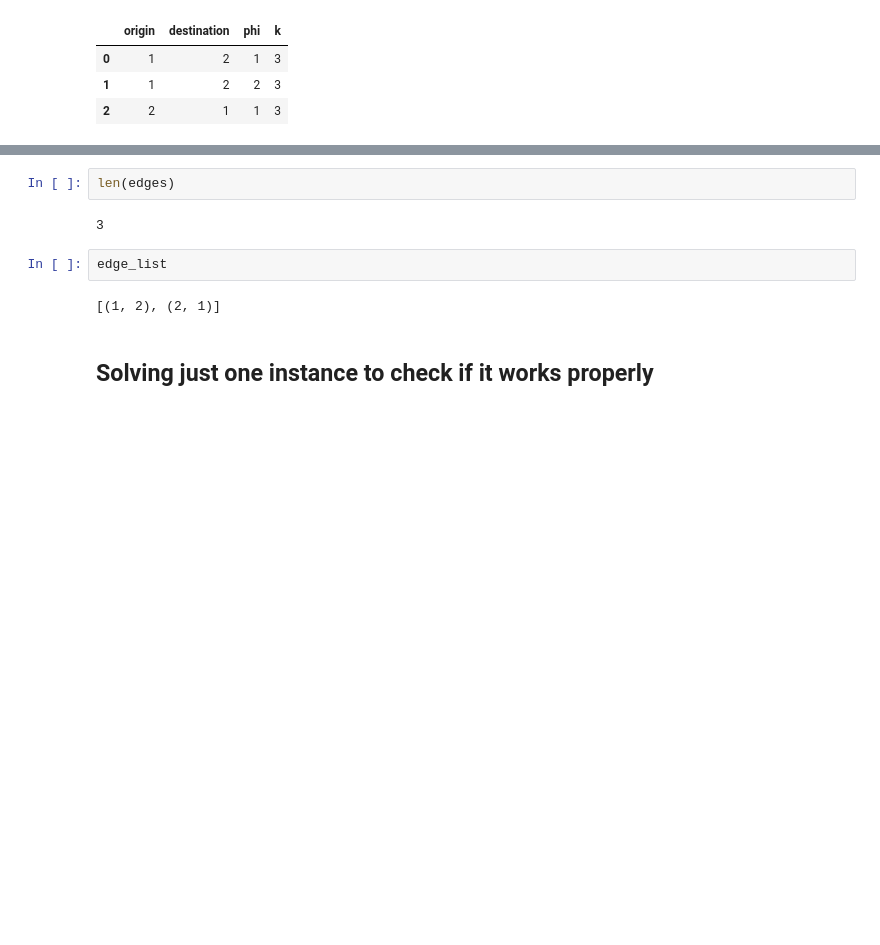
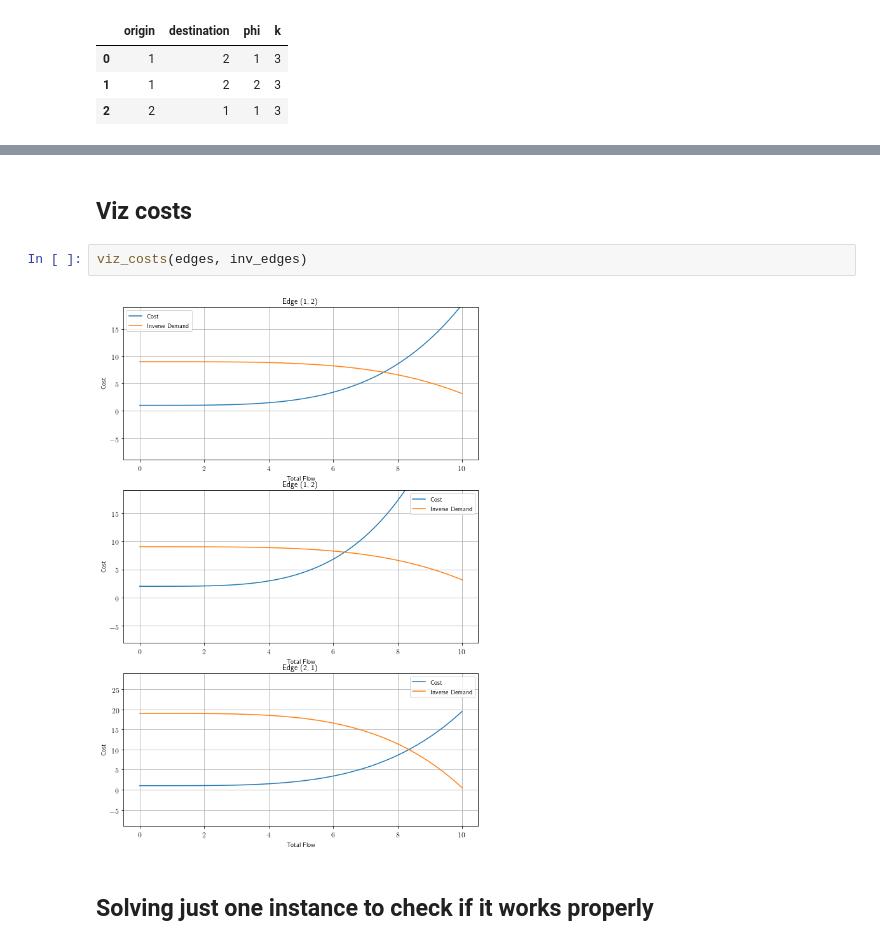
Before and after one commit to LucasFuentesValenzuela/ICU, a Jupyter notebook: fixed_point_methods/Contractivity analysis _ more complex networks.ipynb, the cells around one changed output, grey strips where cells are left out. Saved outputs shown, nothing was run; the diff lists cells and outputs as text; blank space fills up the shorter version.

```diff
--- a/fixed_point_methods/Contractivity analysis _ more complex networks.ipynb
+++ b/fixed_point_methods/Contractivity analysis _ more complex networks.ipynb
@@ -79,11 +83,9 @@ inv_edges
-# %%
-len(edges)
-# %% [output]
-3
-# %%
-edge_list
-# %% [output]
-[(1, 2), (2, 1)]
+# %% [markdown]
+## Viz costs
+# %%
+viz_costs(edges, inv_edges)
+# %% [output]
+[figure, added]
 # %% [markdown]
 ## Solving just one instance to check if it works properly
 # %% [markdown]
```
Also changed, not shown: parts of 25 cells of this notebook, 5 other files.
